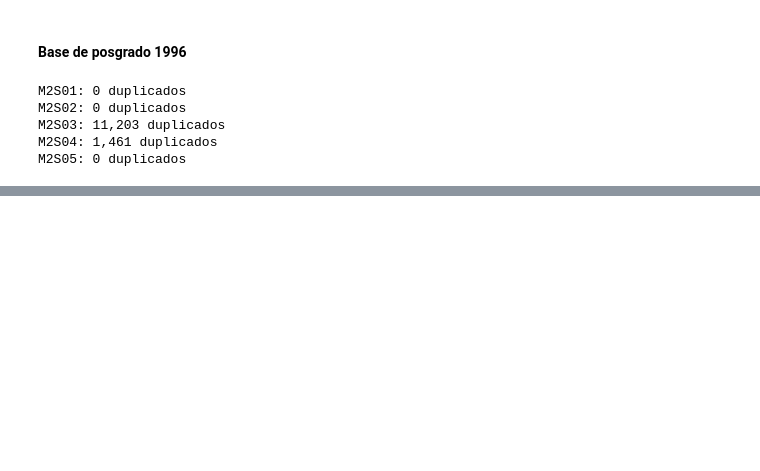
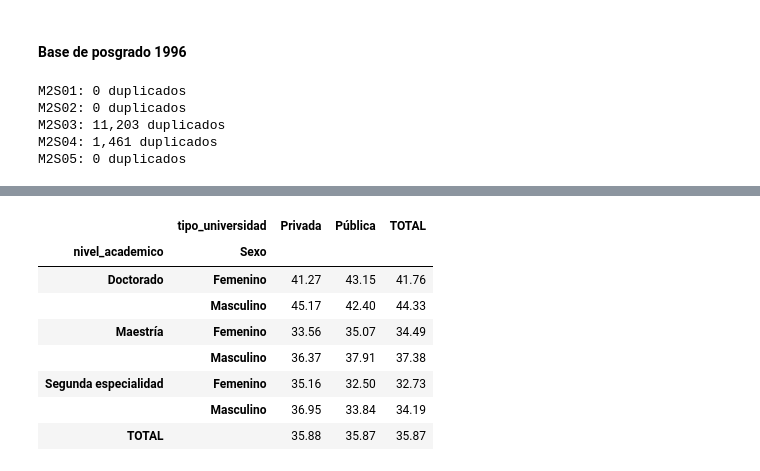
Before and after one commit to DanielPajita/educacion-universitaria-peru, a Jupyter notebook: 3_Códigos/02_preparar_censo1996.ipynb, the cells around one changed output, grey strips where cells are left out. Saved outputs shown, nothing was run; the diff lists cells and outputs as text; code cells hidden in the pictures; blank space fills up the shorter version.

```diff
--- a/3_Códigos/02_preparar_censo1996.ipynb
+++ b/3_Códigos/02_preparar_censo1996.ipynb
@@ -196,0 +327,28 @@ M2S05: 0 duplicados
+# %%
+# Edad promedio por sexo, tipo de universidad y nivel académico: posgrado
+tabla_edad_posgrado = pd.pivot_table(
+    posgrado_1996_analisis.assign(
+        Sexo=posgrado_1996_analisis["sexo"].map({
+            1: "Masculino",
+            2: "Femenino",
+        })
+    ),
+    values="edad",
+    index=["nivel_academico", "Sexo"],
+    columns="tipo_universidad",
+    aggfunc="mean",
+    margins=True,
+    margins_name="TOTAL",
+)
+
+display(tabla_edad_posgrado.style.format("{:.2f}", na_rep="—"))
+# %% [output]
+|  | tipo_universidad | Privada | Pública | TOTAL |
+| nivel_academico | Sexo |  |  |  |
+| Doctorado | Femenino | 41.27 | 43.15 | 41.76 |
+|  | Masculino | 45.17 | 42.40 | 44.33 |
+| Maestría | Femenino | 33.56 | 35.07 | 34.49 |
+|  | Masculino | 36.37 | 37.91 | 37.38 |
+| Segunda especialidad | Femenino | 35.16 | 32.50 | 32.73 |
+|  | Masculino | 36.95 | 33.84 | 34.19 |
+| TOTAL |  | 35.88 | 35.87 | 35.87 |
```
Also changed, not shown: parts of 7 cells of this notebook, 2 other files.
